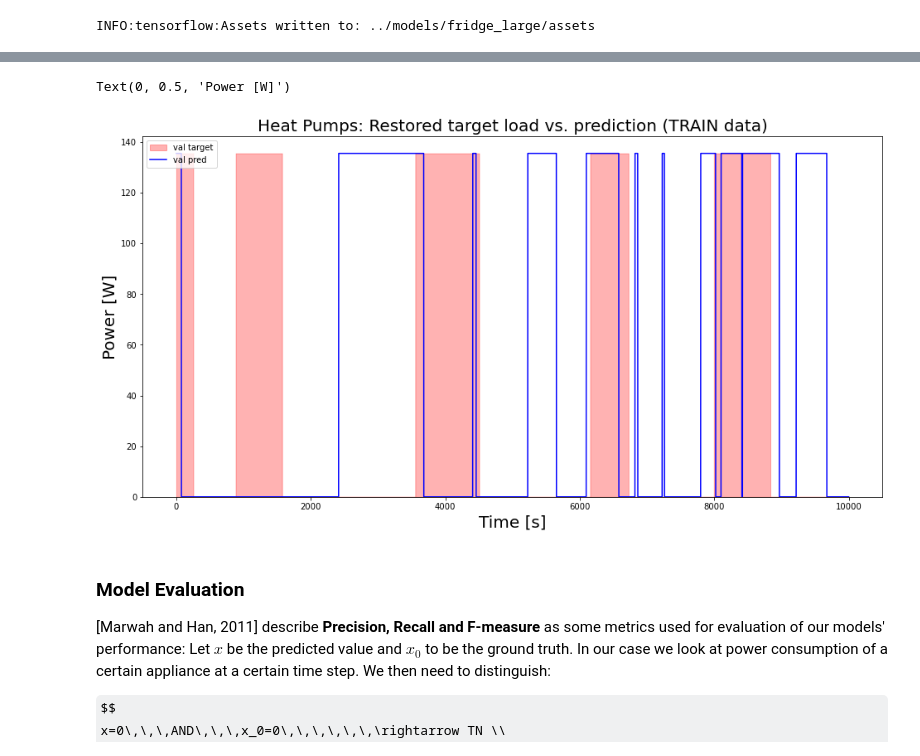
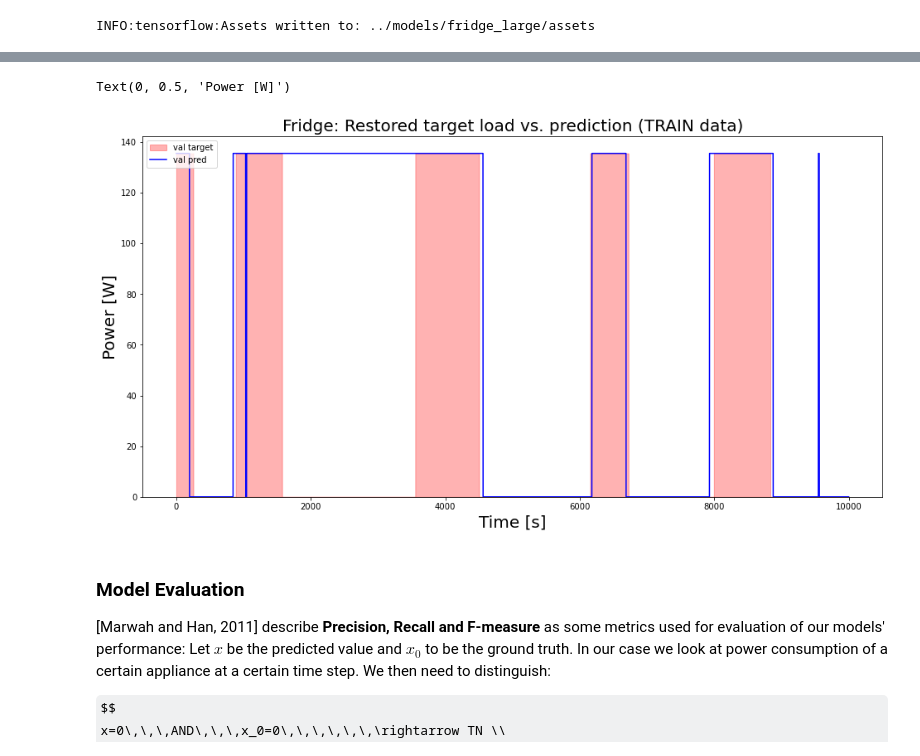
Before and after one commit to MarcoLandtHayen/NILM_NonIntrusiveLoadMonitoring, a Jupyter notebook: notebooks/04b_NILM_RAEdataset_CNN_Fridge.ipynb, the cells around one changed output, grey strips where cells are left out. Saved outputs shown, nothing was run; the diff lists cells and outputs as text; code cells hidden in the pictures; some formulas as TeX source.

```diff
--- a/notebooks/04b_NILM_RAEdataset_CNN_Fridge.ipynb
+++ b/notebooks/04b_NILM_RAEdataset_CNN_Fridge.ipynb
@@ -407,7 +409,7 @@ def split_sequence(sequence, n_steps):
     return np.array(X)
 # %%
 # Specify input length: Take a bit more than half of the mean ON duration
-input_length = 400
+input_length = 500
 
 # Split inputs and targets into sequences of specified length:
 inputs1_split = split_sequence(inputs1, input_length)
@@ -560,8 +560,8 @@ To enable them in other operations, rebuild TensorFlow with the appropriate comp
 # %%
 # Set number of epochs, batch size and learning rate:
 n_epochs = 3
-batch_size = 100 # 100
-learning_rate=0.0001 # 0.0001
+batch_size = 1000 # 100
+learning_rate=0.001 # 0.0001
 
 # Compile model:
 model.compile(optimizer=Adam(learning_rate=learning_rate),loss='mse')
@@ -866,16 +865,16 @@ Text(0, 0.5, 'Power [W]')
 # %%
-# Plot restored target load for heat pumps (aggregated) vs. restored prediction on TRAIN data
+# Plot restored target load for Fridge vs. restored prediction on TRAIN data
 # from 1st sample for house1:
 fig, ax = plt.subplots(figsize=(16, 8))
 ax.stackplot(range(len(train_target_plain_load[38000:48000])), train_target_plain_load[38000:48000], color="red", alpha=0.3, labels=['val target'])
 ax.plot(train_pred_plain_load[38000:48000], color="blue", label='val pred')
 plt.legend(loc='upper left')
-plt.title('Heat Pumps: Restored target load vs. prediction (TRAIN data)', fontsize=20)
+plt.title('Fridge: Restored target load vs. prediction (TRAIN data)', fontsize=20)
 plt.xlabel('Time [s]', fontsize=20)
 plt.ylabel('Power [W]', fontsize=20)
 # %% [output]
 Text(0, 0.5, 'Power [W]')
-[figure, old version]
+[figure, new version]
 # %% [markdown]
 ### Model Evaluation
 
```
Also changed, not shown: parts of 15 cells of this notebook, 3 other files.
